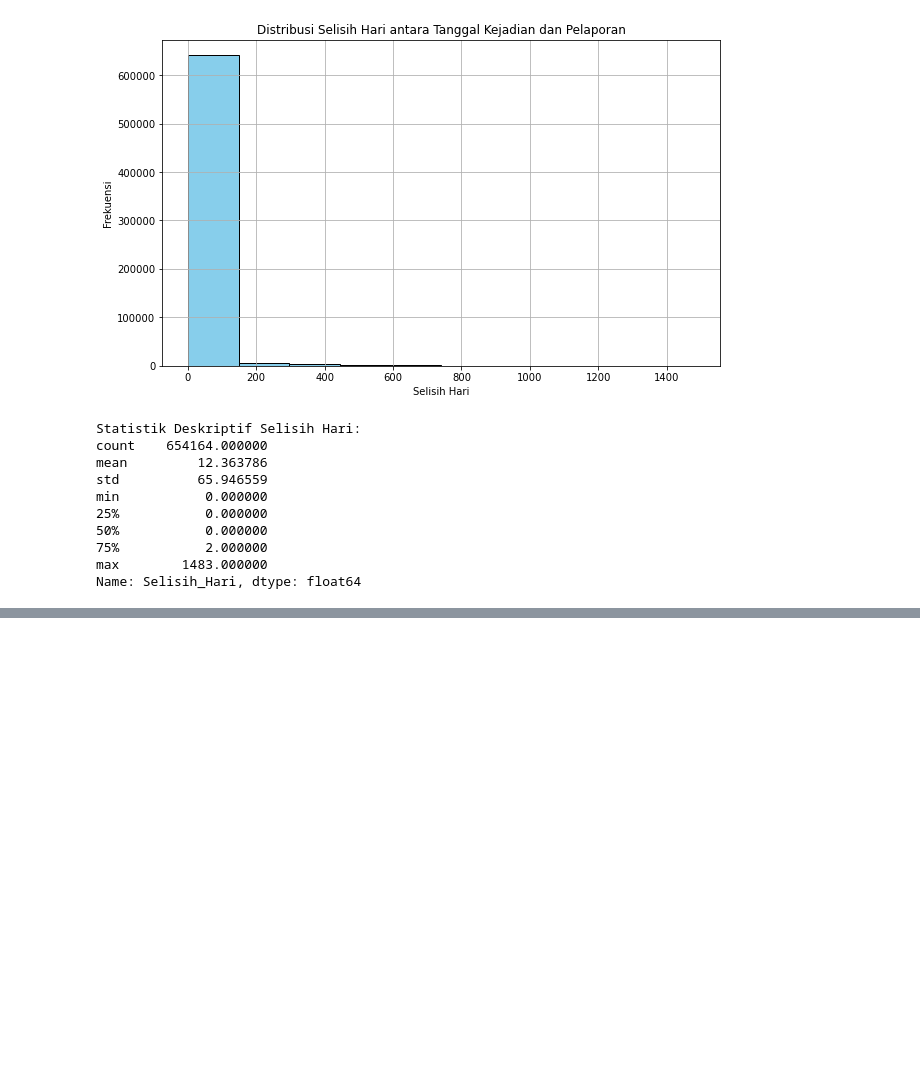
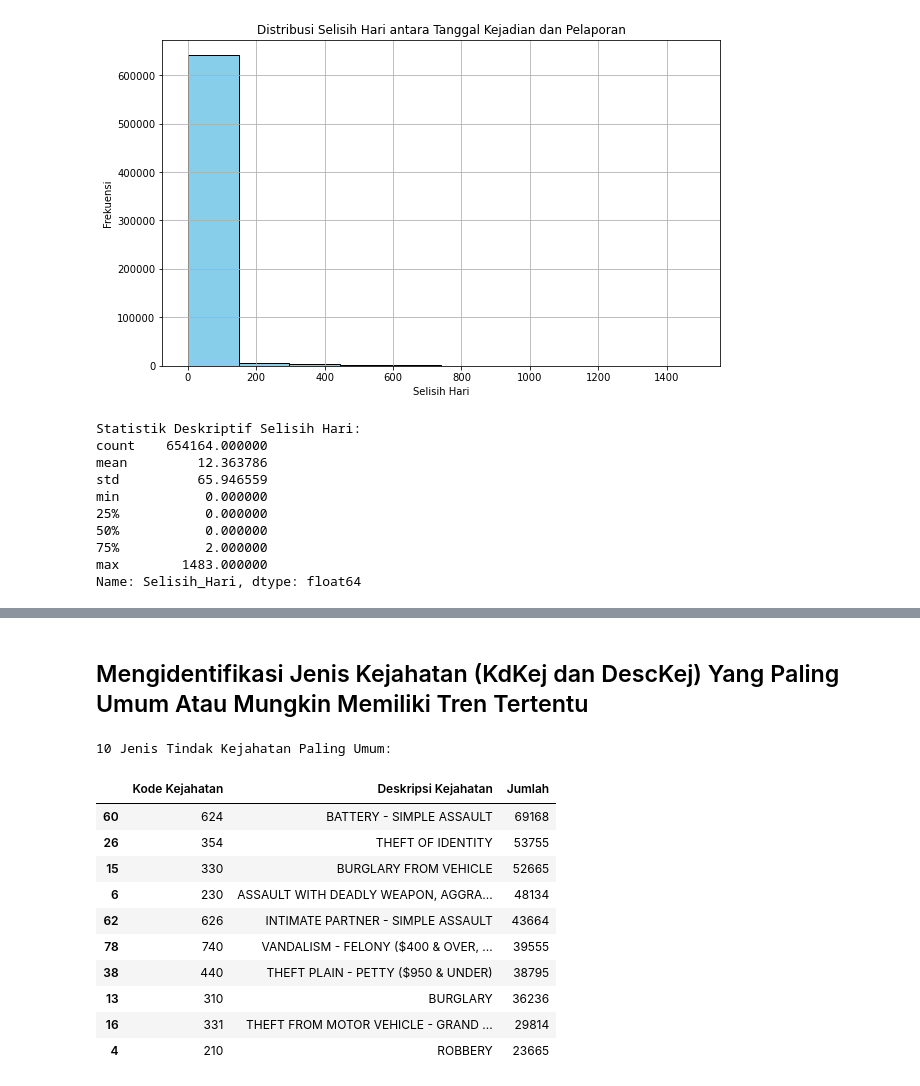
Before and after one commit to RIFF7/capstone-project, a Jupyter notebook: capstone_project.ipynb, the cells around one changed output, grey strips where cells are left out. Drawn from its saved outputs; the diff is of its cells as text; code cells hidden in the pictures; blank space fills up the shorter version.

```diff
--- a/capstone_project.ipynb
+++ b/capstone_project.ipynb
@@ -1372,0 +1375,28 @@ data_clean
+# %% [markdown]
+## Mengidentifikasi Jenis Kejahatan (KdKej dan DescKej) Yang Paling Umum Atau Mungkin Memiliki Tren Tertentu
+# %%
+# Grouping dan Aggregasi untuk menghitung jumlah kejahatan dari setiap jenis
+crime_count = data_clean.groupby(['KdKej', 'DescKej']).size().reset_index(name = 'Jumlah')
+
+# Mengurutkan berdasarkan jumlah kejahatan secara descending
+crime_count_sort = crime_count.sort_values(by = 'Jumlah', ascending = False)
+
+# Rename Kolom
+crime_count_sort = crime_count_sort.rename(columns = {'KdKej': 'Kode Kejahatan', 'DescKej': 'Deskripsi Kejahatan'})
+
+# Menampilkan 10 Kejahatan Paling Umum
+print("10 Jenis Tindak Kejahatan Paling Umum:")
+crime_count_sort.head(10)
+# %% [output]
+10 Jenis Tindak Kejahatan Paling Umum:
+|  | Kode Kejahatan | Deskripsi Kejahatan | Jumlah |
+| 60 | 624 | BATTERY - SIMPLE ASSAULT | 69168 |
+| 26 | 354 | THEFT OF IDENTITY | 53755 |
+| 15 | 330 | BURGLARY FROM VEHICLE | 52665 |
+| 6 | 230 | ASSAULT WITH DEADLY WEAPON, AGGRA... | 48134 |
+| 62 | 626 | INTIMATE PARTNER - SIMPLE ASSAULT | 43664 |
+| 78 | 740 | VANDALISM - FELONY ($400 & OVER, ... | 39555 |
+| 38 | 440 | THEFT PLAIN - PETTY ($950 & UNDER) | 38795 |
+| 13 | 310 | BURGLARY | 36236 |
+| 16 | 331 | THEFT FROM MOTOR VEHICLE - GRAND ... | 29814 |
+| 4 | 210 | ROBBERY | 23665 |
```
Also changed, not shown: parts of 29 cells of this notebook.
